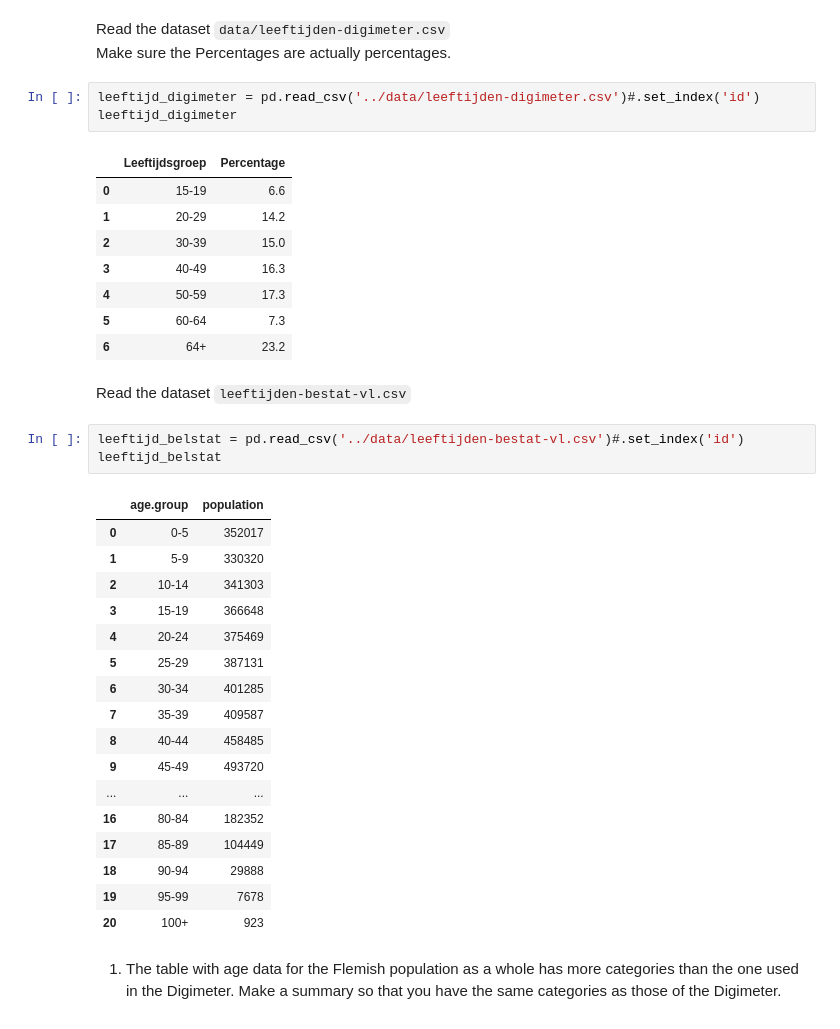
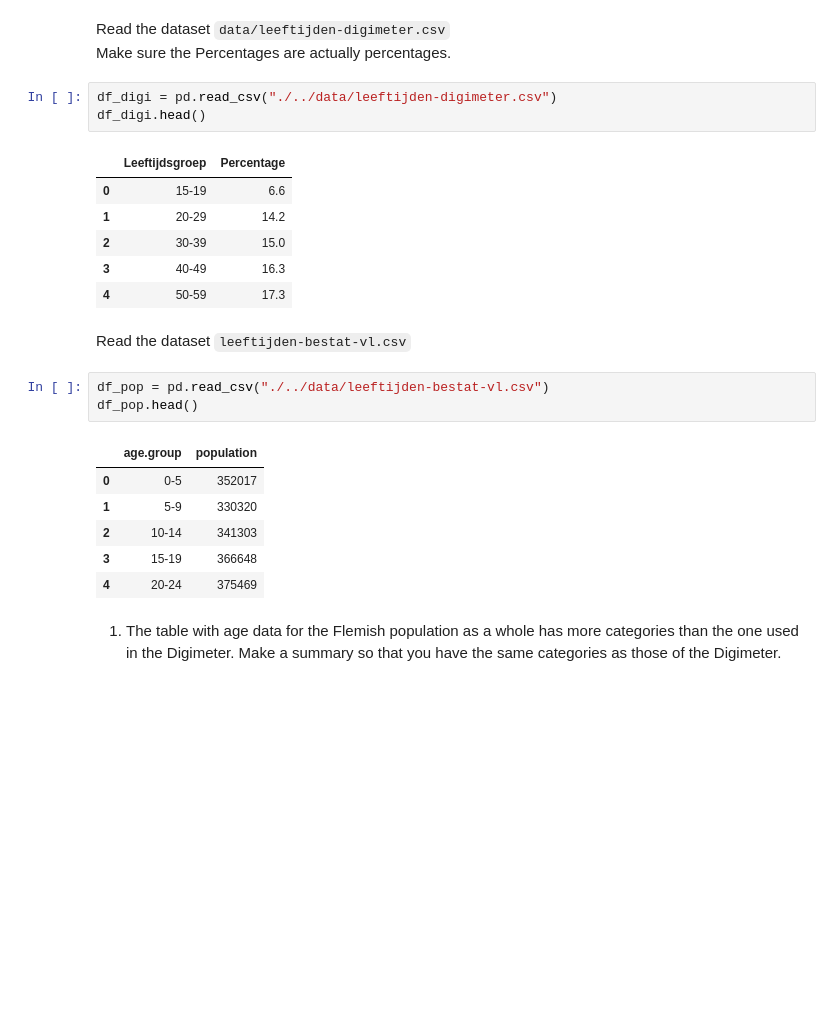
Before and after one commit to Kobe-Sapijn/dsai-labs, a Jupyter notebook: 4-bivariate-qual/lab-4.07-digimeter-sample.ipynb, the cells around one changed output. Cells and saved outputs as stored; diff of their text form; blank space fills up the shorter version.

```diff
--- a/4-bivariate-qual/lab-4.07-digimeter-sample.ipynb
+++ b/4-bivariate-qual/lab-4.07-digimeter-sample.ipynb
@@ -36,8 +36,8 @@ Results of the main calculations (rounded up to 3 decimal places):
 Read the dataset `data/leeftijden-digimeter.csv`
 Make sure the Percentages are actually percentages.
 # %%
-leeftijd_digimeter = pd.read_csv('../data/leeftijden-digimeter.csv')#.set_index('id')
-leeftijd_digimeter
+df_digi = pd.read_csv("./../data/leeftijden-digimeter.csv")
+df_digi.head()
 # %% [output]
 |  | Leeftijdsgroep | Percentage |
 | 0 | 15-19 | 6.6 |
@@ -45,31 +45,18 @@ leeftijd_digimeter
 | 2 | 30-39 | 15.0 |
 | 3 | 40-49 | 16.3 |
 | 4 | 50-59 | 17.3 |
-| 5 | 60-64 | 7.3 |
-| 6 | 64+ | 23.2 |
 # %% [markdown]
 Read the dataset `leeftijden-bestat-vl.csv`
 # %%
-leeftijd_belstat = pd.read_csv('../data/leeftijden-bestat-vl.csv')#.set_index('id')
-leeftijd_belstat
+df_pop = pd.read_csv("./../data/leeftijden-bestat-vl.csv")
+df_pop.head()
 # %% [output]
 |  | age.group | population |
 | 0 | 0-5 | 352017 |
 | 1 | 5-9 | 330320 |
 | 2 | 10-14 | 341303 |
 | 3 | 15-19 | 366648 |
 | 4 | 20-24 | 375469 |
-| 5 | 25-29 | 387131 |
-| 6 | 30-34 | 401285 |
-| 7 | 35-39 | 409587 |
-| 8 | 40-44 | 458485 |
-| 9 | 45-49 | 493720 |
-| ... | ... | ... |
-| 16 | 80-84 | 182352 |
-| 17 | 85-89 | 104449 |
-| 18 | 90-94 | 29888 |
-| 19 | 95-99 | 7678 |
-| 20 | 100+ | 923 |
 # %% [markdown]
 1. The table with age data for the Flemish population as a whole has more categories than the one used in the Digimeter. Make a summary so that you have the same categories as those of the Digimeter.
 
```
Also changed, not shown: parts of 8 cells of this notebook.
